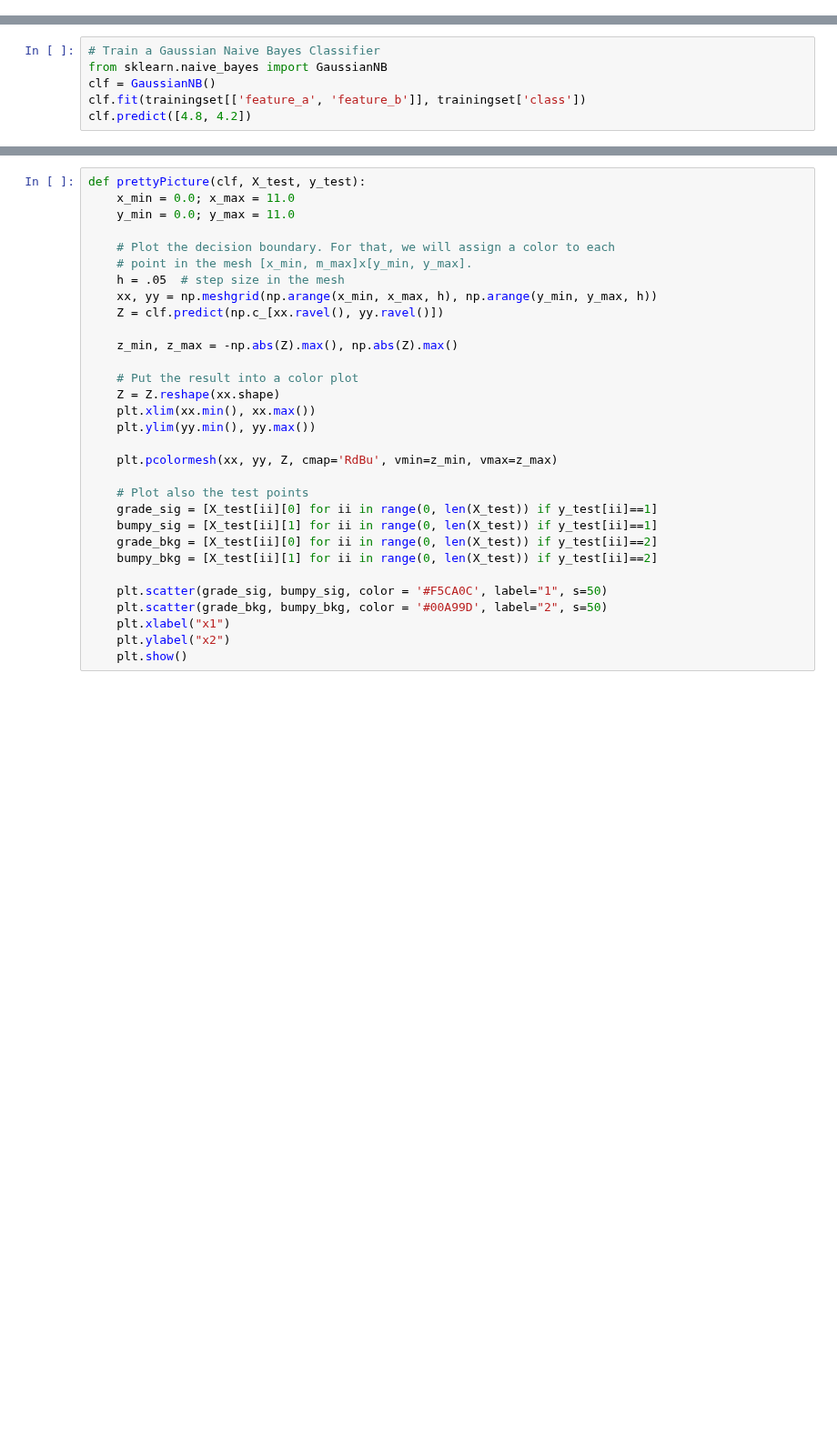
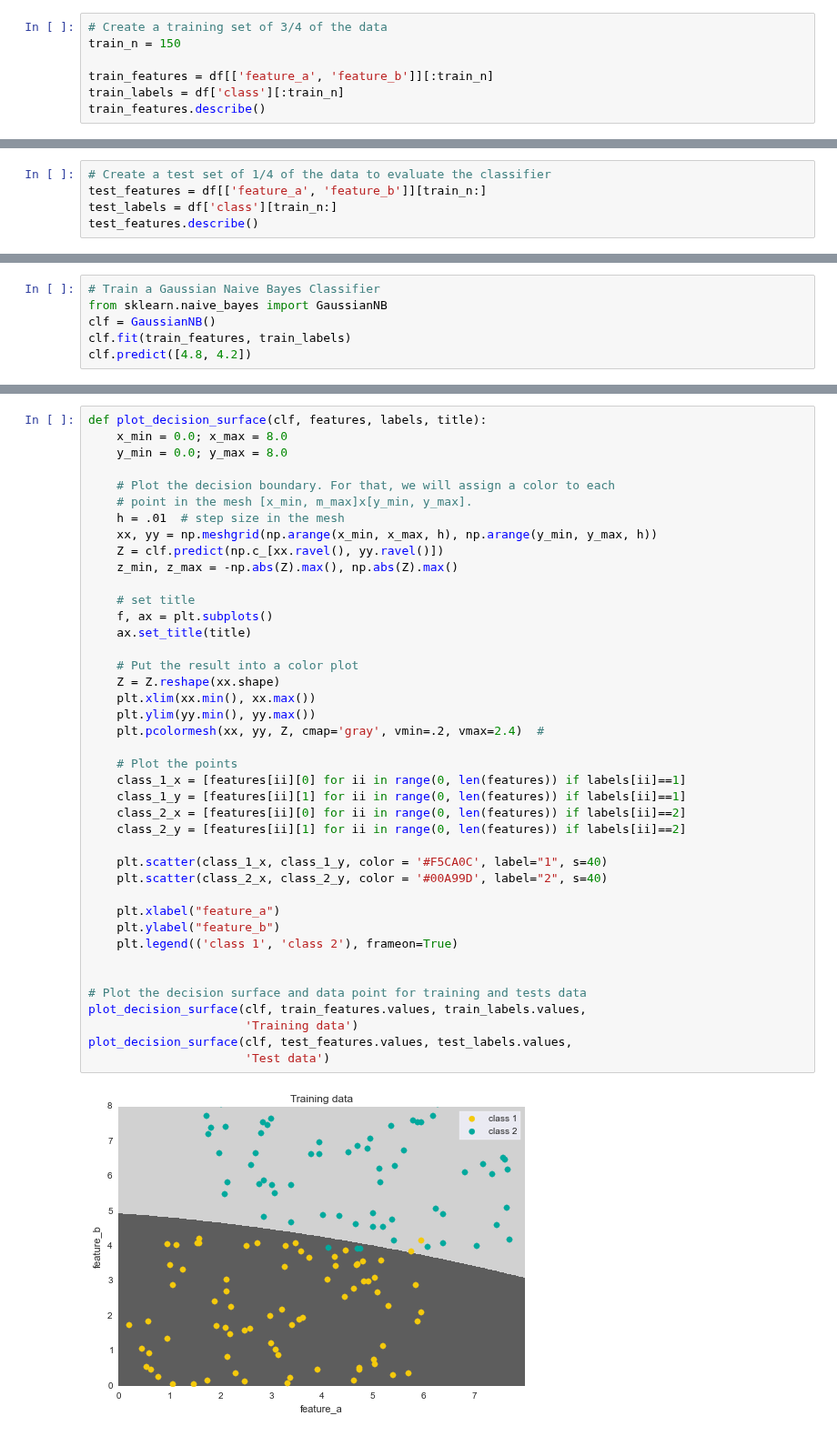
Before and after one commit to leonvanbokhorst/NoteBooks-Statistics-and-MachineLearning, a Jupyter notebook: 0024 Gaussian Naive Bayes Classification in Python.ipynb, the cells around one changed output, grey strips where cells are left out. Shown at 91% size. Saved outputs shown, nothing was run; the diff lists cells and outputs as text; blank space fills up the shorter version.

```diff
--- a/0024 Gaussian Naive Bayes Classification in Python.ipynb
+++ b/0024 Gaussian Naive Bayes Classification in Python.ipynb
@@ -42,0 +66,7 @@ plt.show()
+# %%
+# Create a training set of 3/4 of the data
+train_n = 150
+
+train_features = df[['feature_a', 'feature_b']][:train_n]
+train_labels = df['class'][:train_n]
+train_features.describe()
@@ -42,0 +83,5 @@ plt.show()
+# %%
+# Create a test set of 1/4 of the data to evaluate the classifier
+test_features = df[['feature_a', 'feature_b']][train_n:]
+test_labels = df['class'][train_n:]
+test_features.describe()
@@ -44,6 +99,6 @@ plt.show()
 # Train a Gaussian Naive Bayes Classifier
 from sklearn.naive_bayes import GaussianNB
 clf = GaussianNB()
-clf.fit(trainingset[['feature_a', 'feature_b']], trainingset['class'])
+clf.fit(train_features, train_labels)
 clf.predict([4.8, 4.2])
 # %% [output]
@@ -71,31 +118,43 @@ print(accuracy_score(clf.predict(features_test), labels_test))
 # %%
-def prettyPicture(clf, X_test, y_test):
-    x_min = 0.0; x_max = 11.0
-    y_min = 0.0; y_max = 11.0
+def plot_decision_surface(clf, features, labels, title):
+    x_min = 0.0; x_max = 8.0
+    y_min = 0.0; y_max = 8.0
 
     # Plot the decision boundary. For that, we will assign a color to each
     # point in the mesh [x_min, m_max]x[y_min, y_max].
-    h = .05  # step size in the mesh
+    h = .01  # step size in the mesh
     xx, yy = np.meshgrid(np.arange(x_min, x_max, h), np.arange(y_min, y_max, h))
     Z = clf.predict(np.c_[xx.ravel(), yy.ravel()])
+    z_min, z_max = -np.abs(Z).max(), np.abs(Z).max()
 
-    z_min, z_max = -np.abs(Z).max(), np.abs(Z).max()
+    # set title
+    f, ax = plt.subplots()
+    ax.set_title(title)
 
     # Put the result into a color plot
     Z = Z.reshape(xx.shape)
     plt.xlim(xx.min(), xx.max())
     plt.ylim(yy.min(), yy.max())
+    plt.pcolormesh(xx, yy, Z, cmap='gray', vmin=.2, vmax=2.4)  #
 
-    plt.pcolormesh(xx, yy, Z, cmap='RdBu', vmin=z_min, vmax=z_max)
+    # Plot the points
+    class_1_x = [features[ii][0] for ii in range(0, len(features)) if labels[ii]==1]
+    class_1_y = [features[ii][1] for ii in range(0, len(features)) if labels[ii]==1]
+    class_2_x = [features[ii][0] for ii in range(0, len(features)) if labels[ii]==2]
+    class_2_y = [features[ii][1] for ii in range(0, len(features)) if labels[ii]==2]
 
-    # Plot also the test points
-    grade_sig = [X_test[ii][0] for ii in range(0, len(X_test)) if y_test[ii]==1]
-    bumpy_sig = [X_test[ii][1] for ii in range(0, len(X_test)) if y_test[ii]==1]
-    grade_bkg = [X_test[ii][0] for ii in range(0, len(X_test)) if y_test[ii]==2]
-    bumpy_bkg = [X_test[ii][1] for ii in range(0, len(X_test)) if y_test[ii]==2]
+    plt.scatter(class_1_x, class_1_y, color = '#F5CA0C', label="1", s=40)
+    plt.scatter(class_2_x, class_2_y, color = '#00A99D', label="2", s=40)
 
-    plt.scatter(grade_sig, bumpy_sig, color = '#F5CA0C', label="1", s=50)
-    plt.scatter(grade_bkg, bumpy_bkg, color = '#00A99D', label="2", s=50)
-    plt.xlabel("x1")
-    plt.ylabel("x2")
-    plt.show()
+    plt.xlabel("feature_a")
+    plt.ylabel("feature_b")
+    plt.legend(('class 1', 'class 2'), frameon=True)
+
+
+# Plot the decision surface and data point for training and tests data
+plot_decision_surface(clf, train_features.values, train_labels.values,
+                      'Training data')
+plot_decision_surface(clf, test_features.values, test_labels.values,
+                      'Test data')
+# %% [output]
+[figure, added]
```
Also changed, not shown: parts of 18 cells of this notebook.
